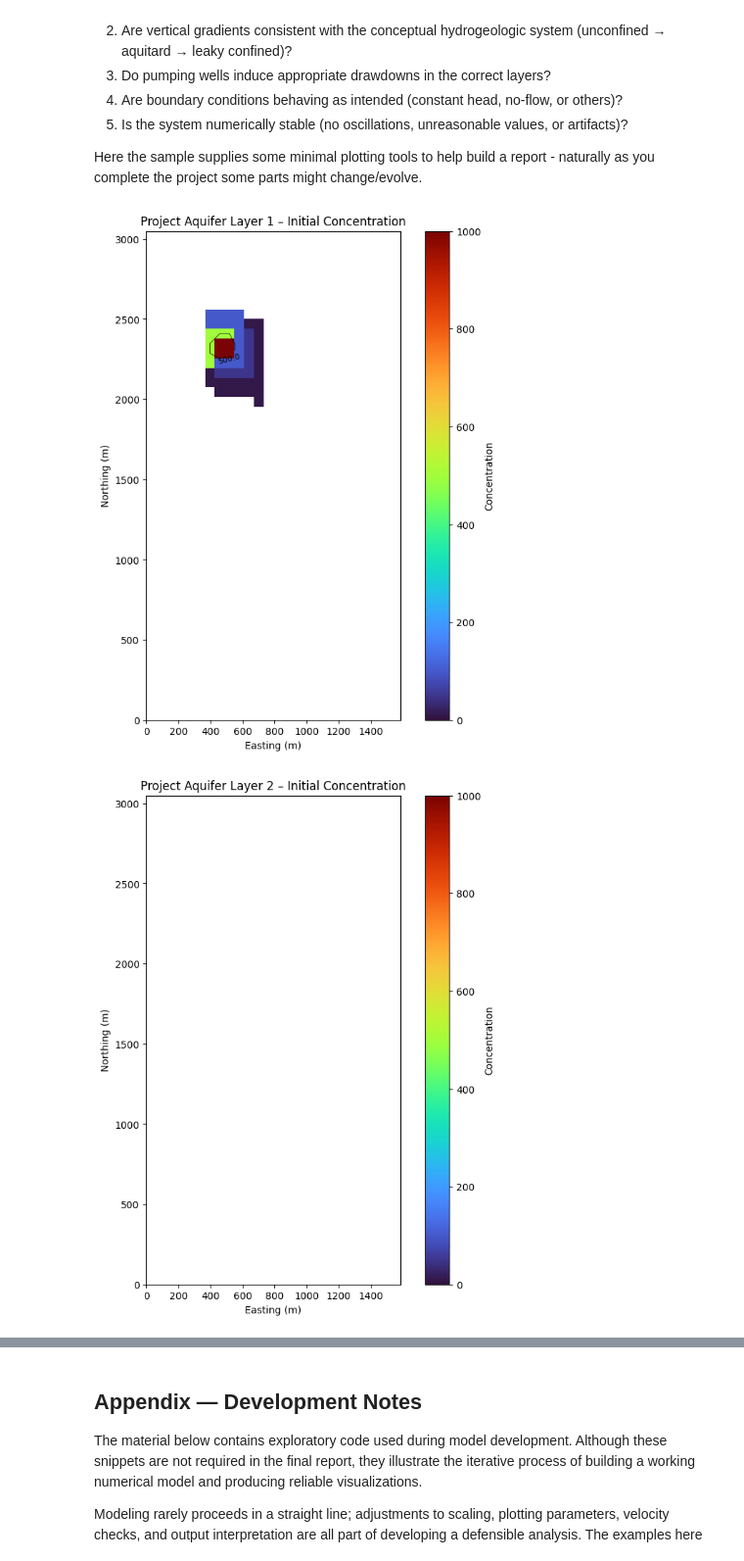
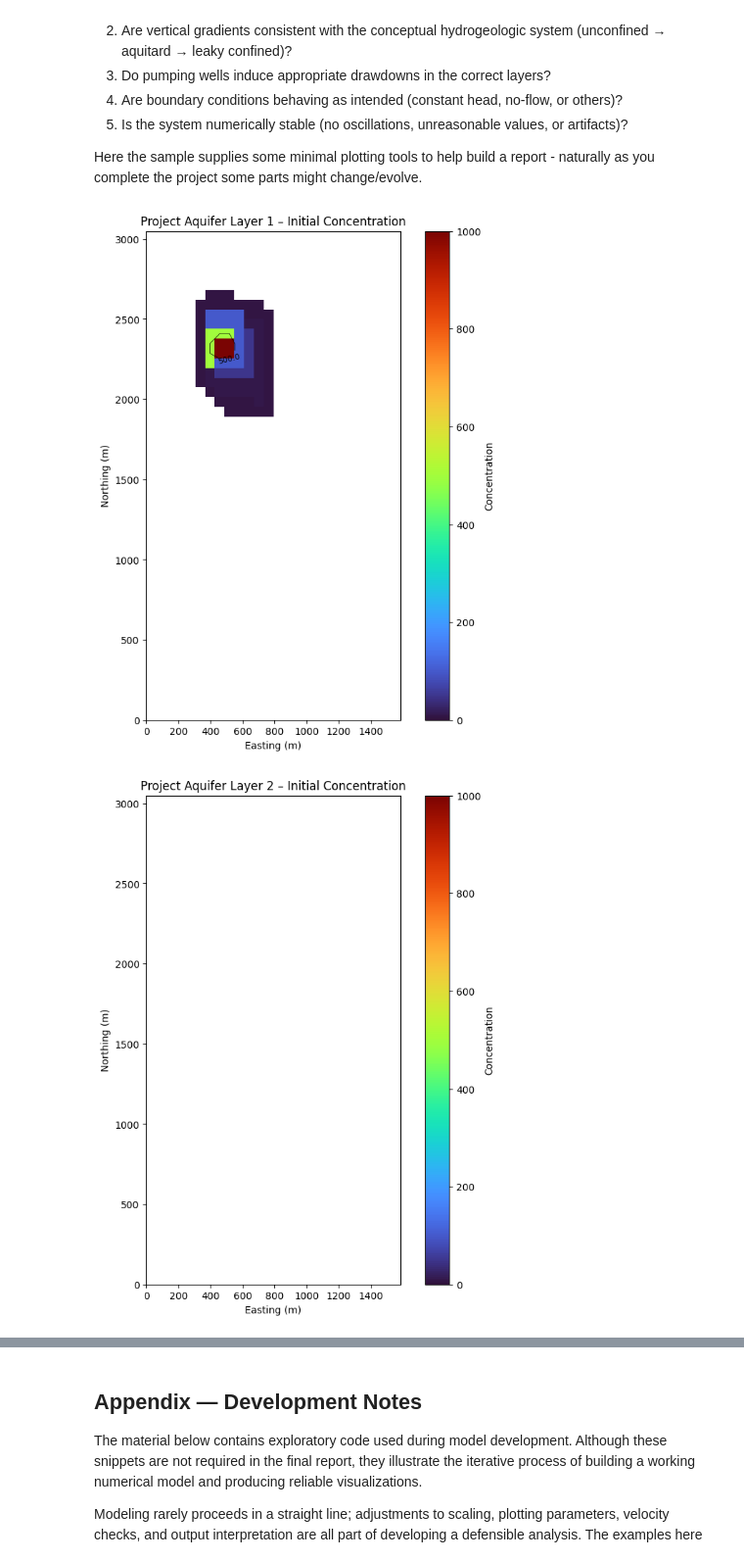
Before and after one commit to dustykat/ce-5364-webroot, a Jupyter notebook: ce5364jupyterbook/_build/html/_sources/chapters/07mf6.model/es7.solution.sketch.ipynb, the cells around one changed output, grey strips where cells are left out. Shown: that part at 98% size. Drawn from its saved outputs; the diff is of its cells as text; code cells hidden in the pictures.

```diff
--- a/ce5364jupyterbook/_build/html/_sources/chapters/07mf6.model/es7.solution.sketch.ipynb
+++ b/ce5364jupyterbook/_build/html/_sources/chapters/07mf6.model/es7.solution.sketch.ipynb
@@ -992,44 +992,44 @@ vmin, vmax = 0.0, 1000.0  # or use conc.min()/conc.max() if you prefer
 
 for layer in range(nlay):
     layer_data = conc[layer]
-    layer_masked = np.ma.masked_less_equal(layer_data, 5.0)
+    layer_masked = np.ma.masked_less_equal(layer_data, 4.0)
 
     fig, ax = plt.subplots(figsize=(9, 9))
 
     im = ax.pcolormesh(
         X_edges,
         Y_edges,
         layer_masked,
         cmap=base_cmap,
         vmin=vmin,
         vmax=vmax,
         shading="auto",
     )
 
     c = ax.contour(
         x_centers,
         y_centers,
         layer_masked,
         levels=contour_levels,
         colors="black",
         linewidths=0.5,
     )
 
     ax.set_aspect("equal")
     ax.set_title(f"Project Aquifer Layer {layer+1} – Initial Concentration")
     ax.set_xlabel("Easting (m)")
     ax.set_ylabel("Northing (m)")
 # Toggle block OFF/ON as needed
-    #ax.set_xticks(x_edges)
-    #ax.set_yticks(y_edges)
-    #ax.grid(True, color="black", linewidth=0.5, alpha=0.4)
+#    ax.set_xticks(x_edges)
+#    ax.set_yticks(y_edges)
+#    ax.grid(True, color="black", linewidth=0.5, alpha=0.4)
 
     plt.clabel(c, fmt="%2.1f", inline=True, fontsize=8)
     plt.colorbar(im, ax=ax, label="Concentration")
 
     plt.show()
 # %% [output]
-[figure, old version]
+[figure, new version]
 [figure]
 [figure]
 # %%
```
Also changed, not shown: parts of 5 cells of this notebook, 51 other files.
